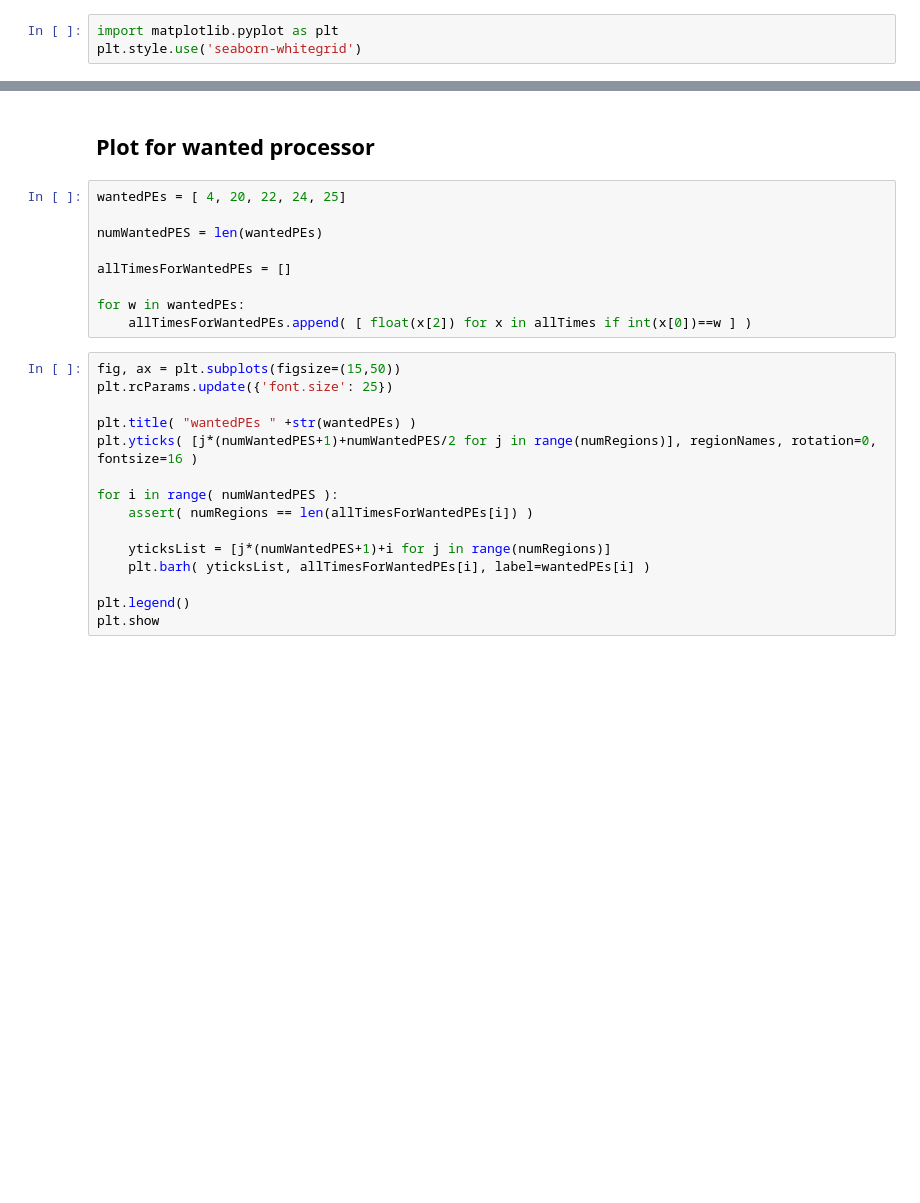
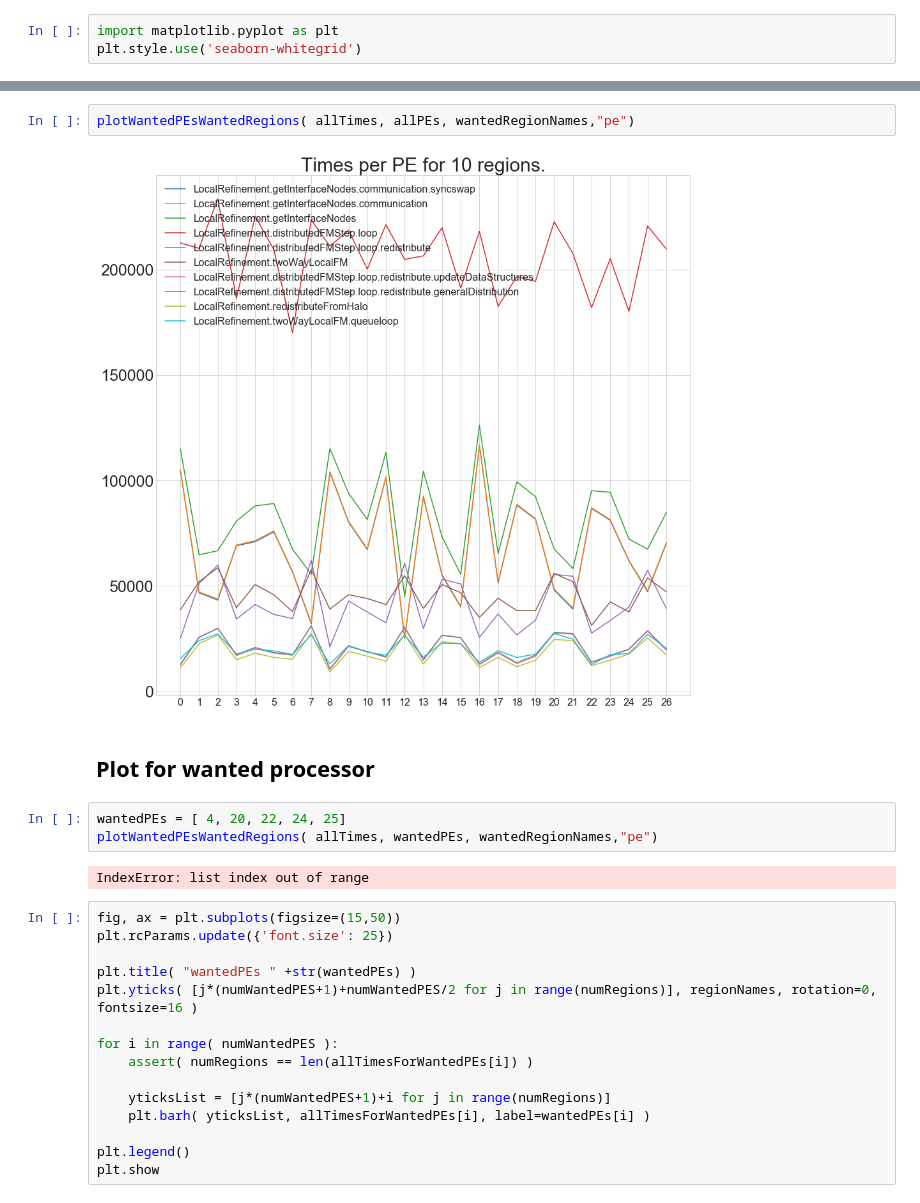
Before and after one commit to hu-macsy/geographer, a Jupyter notebook: tools/Visualize_scai_tracing.ipynb, the cells around one changed output, grey strips where cells are left out. Cells and saved outputs as stored; diff of their text form; blank space fills up the shorter version.

```diff
--- a/tools/Visualize_scai_tracing.ipynb
+++ b/tools/Visualize_scai_tracing.ipynb
@@ -231,14 +252,14 @@ plt.show
+# %%
+plotWantedPEsWantedRegions( allTimes, allPEs, wantedRegionNames,"pe")
+# %% [output]
+[figure, added]
 # %% [markdown]
 ## Plot for wanted processor
-# %%
-wantedPEs = [ 4, 20, 22, 24, 25]
-
-numWantedPES = len(wantedPEs)
-
-allTimesForWantedPEs = []
-
-for w in wantedPEs:
-    allTimesForWantedPEs.append( [ float(x[2]) for x in allTimes if int(x[0])==w ] )
+# %%
+wantedPEs = [ 4, 20, 22, 24, 25]
+plotWantedPEsWantedRegions( allTimes, wantedPEs, wantedRegionNames,"pe")
+# %% [output]
+IndexError: list index out of range
 # %%
 fig, ax = plt.subplots(figsize=(15,50))
 plt.rcParams.update({'font.size': 25})
```
Also changed, not shown: parts of 14 cells of this notebook.
